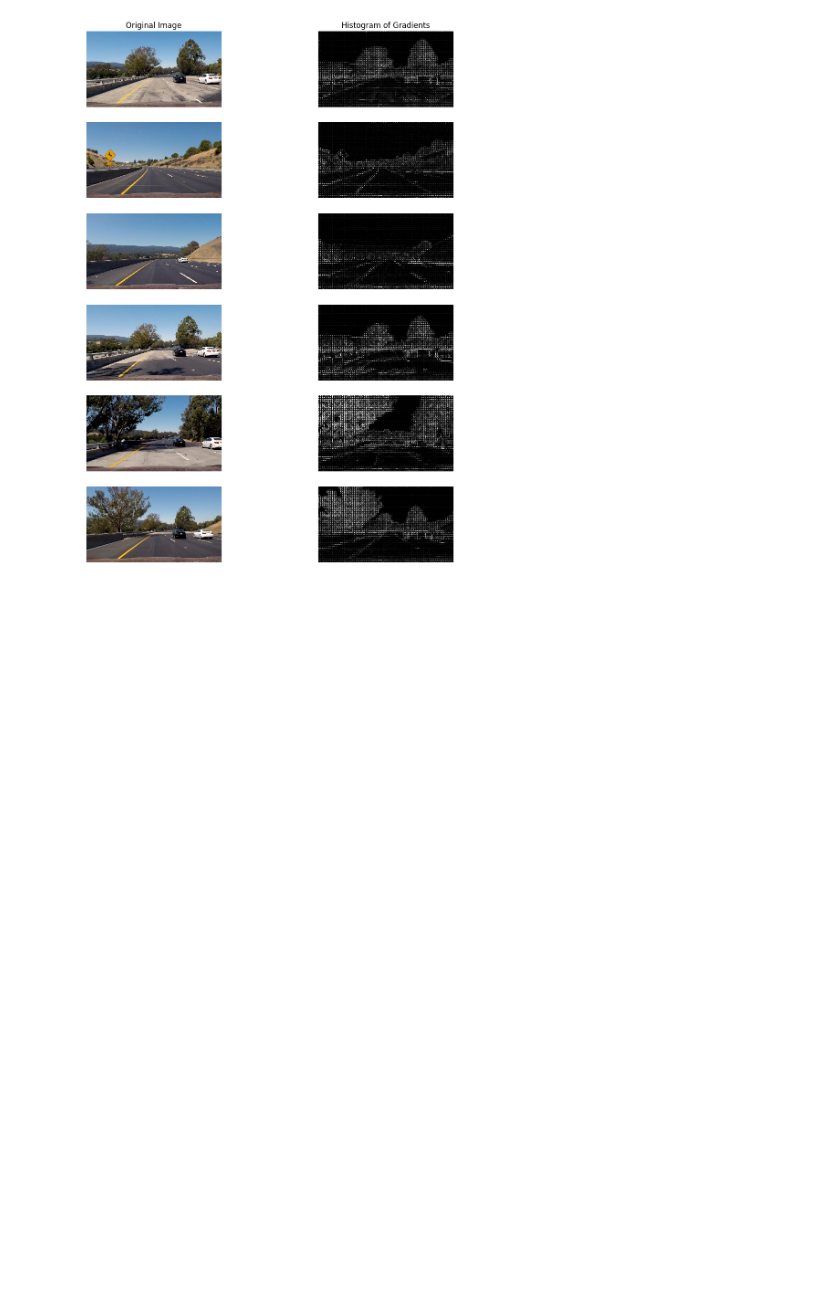
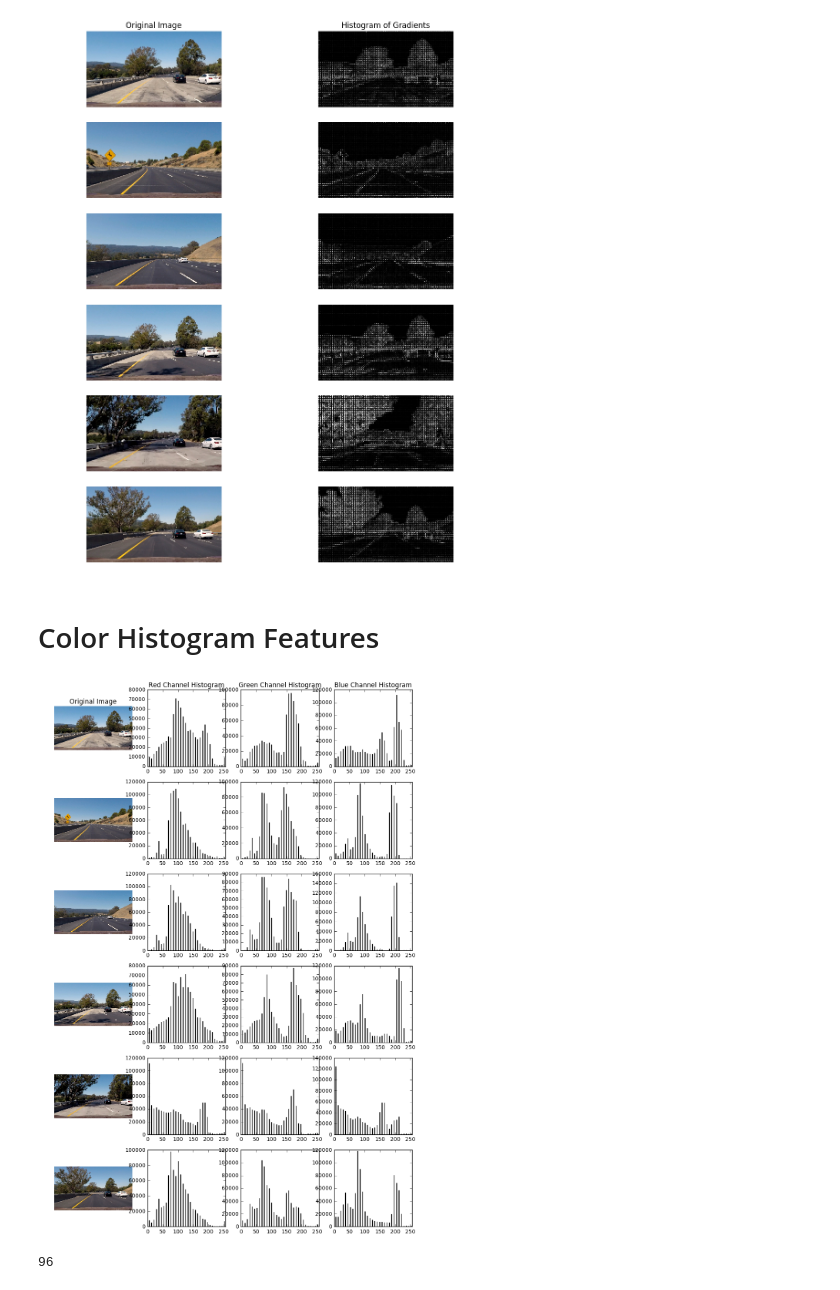
Before and after one commit to AryanJ-NYC/vehicle-detection, a Jupyter notebook: vehicle-detection.ipynb, the cells around one changed output. Drawn from its saved outputs; the diff is of its cells as text; code cells hidden in the pictures; blank space fills up the shorter version.

Commit message:
Extract color histogram features

```diff
--- a/vehicle-detection.ipynb
+++ b/vehicle-detection.ipynb
@@ -14,6 +14,12 @@ import numpy as np
 
 test_image_file_names = glob.glob('./test_images/test*.jpg')
 num_images = len(test_image_file_names)
+# %%
+images = []
+for idx, test_image_file_name in enumerate(test_image_file_names):
+    image = mpimg.imread(test_image_file_name)
+    images.append(image)
+num_channels = images[0].shape[2]
 # %% [markdown]
 ## Extract HOG features of each image
 The histogram of gradients is extracted from each image.  The image is first grayscaled then run through scikit-image's [hog](http://scikit-image.org/docs/dev/api/skimage.feature.html#skimage.feature.hog) function.
@@ -37,8 +45,7 @@ axarr[0, 1].set_title('Histogram of Gradients')
 
 hogs = []
 hog_images = []
-for idx, test_image_file_name in enumerate(test_image_file_names):
-    image = mpimg.imread(test_image_file_name)
+for idx, image in enumerate(images):
     histo_of_grads, hog_img = extract_hog_features(image, num_orientations, pixels_per_cell, cells_per_block, return_feature_vec=False)
     hogs.append(histo_of_grads)
     hog_images.append(hog_img)
@@ -53,3 +60,45 @@ for idx, test_image_file_name in enumerate(test_image_file_names):
 plt.show()
 # %% [output]
 [figure]
+# %% [markdown]
+# Color Histogram Features
+# %%
+def get_color_histograms(img):
+    histograms = []
+    for channel_idx in range(num_channels):
+        channel = img[:, :, channel_idx]
+        channel_histogram = np.histogram(channel, bins=32, range=(0, 256))
+        histograms.append(channel_histogram)
+    return histograms
+
+fig, axarr = plt.subplots(num_images, num_channels+1, figsize=(12, 18))
+axarr[0, 0].set_title('Original Image')
+axarr[0, 1].set_title('Red Channel Histogram')
+axarr[0, 2].set_title('Green Channel Histogram')
+axarr[0, 3].set_title('Blue Channel Histogram')
+
+color_histogram_feature_vector = []
+for idx, image in enumerate(images):
+    histogram_data = get_color_histograms(image)
+
+    R_histogram = histogram_data[0][0]
+    G_histogram = histogram_data[1][0]
+    B_histogram = histogram_data[2][0]
+    bin_edges = histogram_data[0][1]
+    bin_centers = (bin_edges[1:] + bin_edges[0:-1])/2
+
+    color_histogram_feature_vector.append(np.concatenate((R_histogram, G_histogram, B_histogram)))
+
+    # Plot Data
+    bin_centers = (bin_edges[1:] + bin_edges[0:-1])/2
+    axarr[idx, 0].imshow(image)
+    axarr[idx, 0].axis('off')
+
+    for j, histogram_datum in enumerate(histogram_data):
+        histogram = histogram_datum[0]
+        axarr[idx, j+1].bar(bin_centers, histogram)
+        axarr[idx, j+1].set_xlim(0, 256)
+plt.show()
+# %% [output]
+[figure, added]
+96
```
Also changed, not shown: parts of 1 cell of this notebook.
